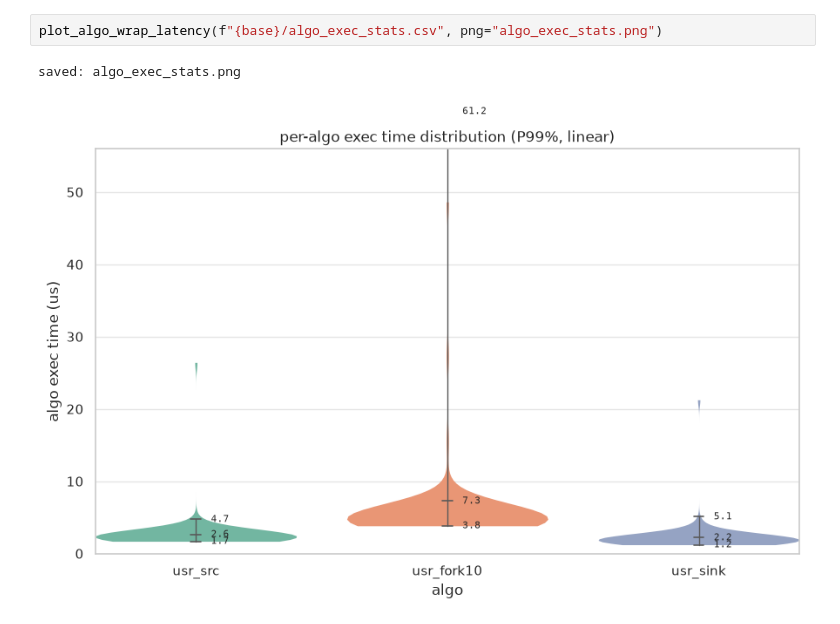
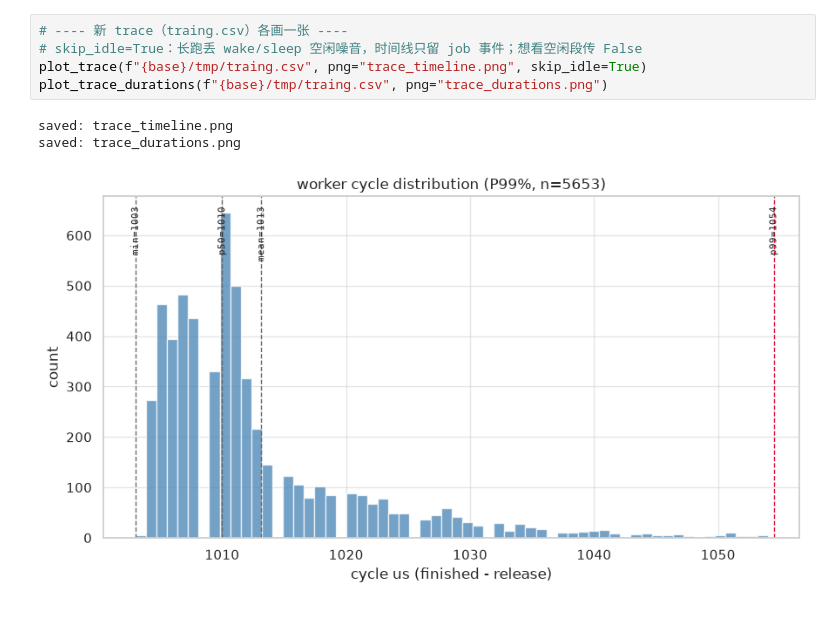
Before and after one commit to Jeeenious/fins, a Jupyter notebook: analysis/plot_stats.ipynb, the cells around one changed output. Drawn from its saved outputs; the diff is of its cells as text.

```diff
--- a/analysis/plot_stats.ipynb
+++ b/analysis/plot_stats.ipynb
@@ -188,5 +355,9 @@ saved: main_loop_stats.png
-# %%
-plot_algo_wrap_latency(f"{base}/algo_exec_stats.csv", png="algo_exec_stats.png")
-# %% [output]
-saved: algo_exec_stats.png
-[figure, removed]
+# %%
+# ---- 新 trace（traing.csv）各画一张 ----
+# skip_idle=True：长跑丢 wake/sleep 空闲噪音，时间线只留 job 事件；想看空闲段传 False
+plot_trace(f"{base}/tmp/traing.csv", png="trace_timeline.png", skip_idle=True)
+plot_trace_durations(f"{base}/tmp/traing.csv", png="trace_durations.png")
+# %% [output]
+saved: trace_timeline.png
+saved: trace_durations.png
+[figure, added]
```
Also changed, not shown: parts of 12 cells of this notebook, 6 other files.
